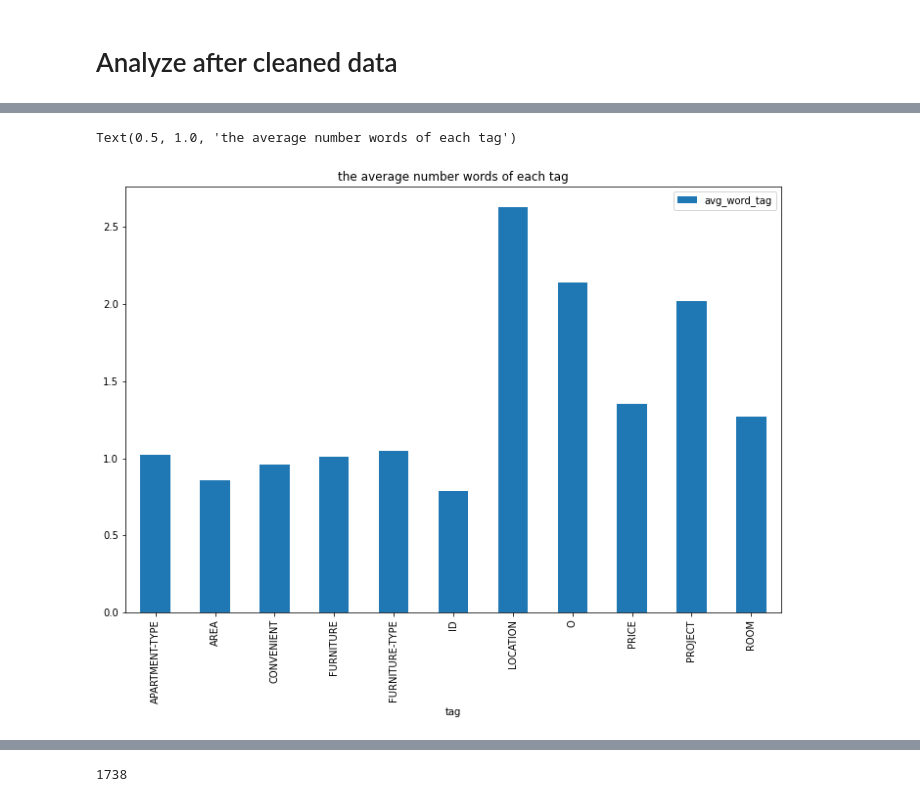
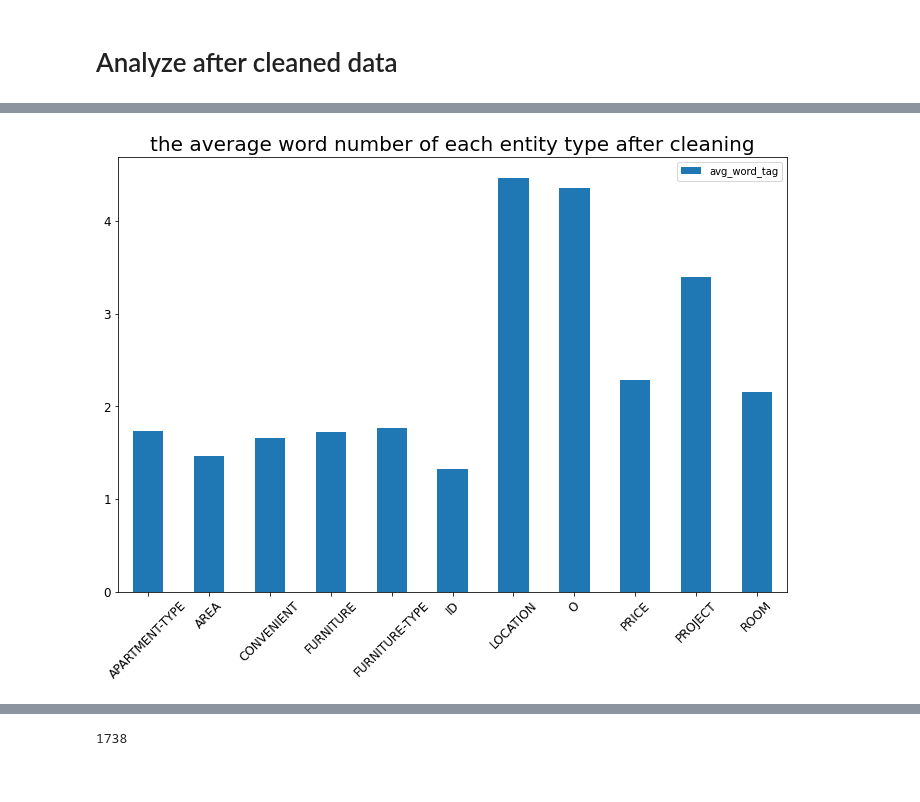
Before and after one commit to phamvanhanh6720/PredictRentedApartment, a Jupyter notebook: ner/process_data.ipynb, the cells around one changed output, grey strips where cells are left out. Cells and saved outputs as stored; diff of their text form; code cells hidden in the pictures.

```diff
--- a/ner/process_data.ipynb
+++ b/ner/process_data.ipynb
@@ -3,7 +3,7 @@ import json
 from ast import literal_eval
 from utils.process_training_data import *
 # %%
-dataset_raw = 'dataset_ner/all.jsonl'
+dataset_raw = '../raw_data/all.jsonl'
 # %%
 dataset = []
 with open(dataset_raw, 'r') as file:
@@ -262,11 +278,3 @@ len(tags_dict['O'])
 tags_dict.keys()
 # %% [output]
 dict_keys(['O', 'APARTMENT-TYPE', 'LOCATION', 'AREA', 'ROOM', 'FURNITURE-TYPE', 'PRICE', 'CONVENIENT', 'FURNITURE', 'PROJECT', 'ID'])
-# %%
-num_word_list = []
-for text in tags_dict['CONVENIENT']:
-    num_word_list.append(len(text.split(' ')))
-
-num_word_list.sort(reverse=False)
-plt.hist(num_word_list, bins=40)
-plt.show()
@@ -297,7 +280,0 @@ maximum: 2.5
-# %%
-count = 0
-for text in tags_dict['CONVENIENT']:
-    if len(text.split(' ')) >= 6:
-        count += 1
-        print("=" * 10)
-        print(text)
@@ -451,21 +429,24 @@ Text(0.5, 1.0, 'The number of each tag')
 # %%
 import pandas as pd
 import matplotlib.pyplot as plt
 
 avg_word_tags = []
 tags = []
 for key in sorted(list(cleaned_tags.keys())):
     tags.append(key)
     total_word = 0
     for text in cleaned_tags[key]:
         total_word += len(text.split(' '))
 
-    avg_word = round(total_word / len(tags_dict[key]), 2)
+    avg_word = round(total_word / len(cleaned_tags[key]), 2)
     avg_word_tags.append(avg_word)
 
-df = pd.DataFrame({'tag': tags, 'avg_word_tag': avg_word_tags})
-ax = df.plot.bar(x='tag', y='avg_word_tag', rot=90, figsize=(12, 8))
-plt.title('the average number words of each tag')
+avg_df2 = pd.DataFrame({'tag': tags, 'avg_word_tag': avg_word_tags})
+ax = avg_df2.plot.bar(x='tag', y='avg_word_tag', rot=90, figsize=(12, 8))
+plt.title('the average word number of each entity type after cleaning', fontsize=20)
+plt.xticks(rotation=45, fontsize=12)
+plt.yticks(fontsize=12)
+plt.xlabel('')
+plt.show()
 # %% [output]
-Text(0.5, 1.0, 'the average number words of each tag')
-[figure, old version]
+[figure, new version]
```
Also changed, not shown: parts of 19 cells of this notebook, 1 other file.
